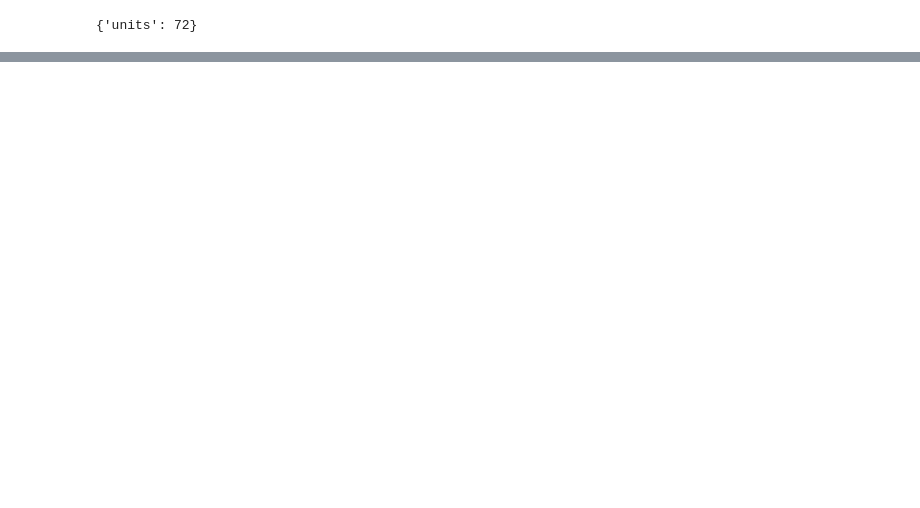
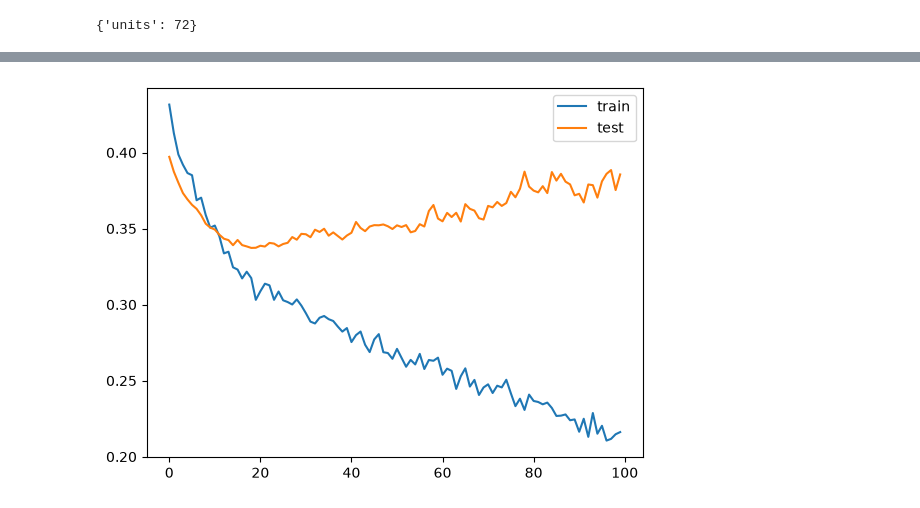
Before and after one commit to Umesh29082003/Deep-Learning, a Jupyter notebook: hyperparameter_tuning.ipynb, the cells around one changed output, grey strips where cells are left out. Cells and saved outputs as stored; diff of their text form; code cells hidden in the pictures; blank space fills up the shorter version.

```diff
--- a/hyperparameter_tuning.ipynb
+++ b/hyperparameter_tuning.ipynb
@@ -224,0 +269,34 @@ Epoch 100/100
+# %%
+def build_model(hp):
+    model = Sequential()
+
+    counter = 0
+    for i in range(hp.Int('num_layers', min_value = 2, max_value = 4)):
+        if counter ==0:
+            model.add(Dense(
+                hp.Int('units '+ str(i), min_value = 8, max_value = 64, step = 16),
+                activation = hp.Choice('activation ' + str(i), values = ['relu', 'tanh', 'sigmoid']),
+                input_dim = 8
+            ))
+        else:
+            model.add(Dense(
+                hp.Int('units '+ str(i), min_value = 8, max_value = 64, step =16),
+                activation = hp.Choice('activation ' + str(i), values = ['relu', 'tanh', 'sigmoid']),
+            ))
+            model.add(Dropout(hp.Choice('droput '+ str(i), values = [0.8, 0.6, 0.4, 0.2])))
+        counter += 1
+
+    model.add(Dense(1, activation = 'sigmoid'))
+    model.compile(
+        optimizer = hp.Choice('optimizer', values = ['rmsprop', 'adam', 'sgd', 'nadam', 'adadelta']),
+        loss='binary_crossentropy',
+        metrics=['accuracy']
+        )
+    return model
+# %%
+tuner = kt.RandomSearch(
+    build_model,
+    objective = 'val_accuracy',
+    max_trials = 50,
+    directory = 'mydir'
+    )
@@ -224,0 +327,2 @@ Epoch 100/100
+# %%
+model = tuner.get_best_models()[0]
@@ -224,0 +347,2 @@ Epoch 100/100
+# %%
+history = model.fit(x_train, y_train, epochs = 100, validation_data=(x_test, y_test))
@@ -224,0 +367,9 @@ Epoch 100/100
+# %%
+import matplotlib.pyplot as plt
+
+plt.plot(history.history['loss'], label='train')
+plt.plot(history.history['val_loss'], label='test')
+plt.legend()
+plt.show()
+# %% [output]
+[figure, added]
```
Also changed, not shown: parts of 20 cells of this notebook.
